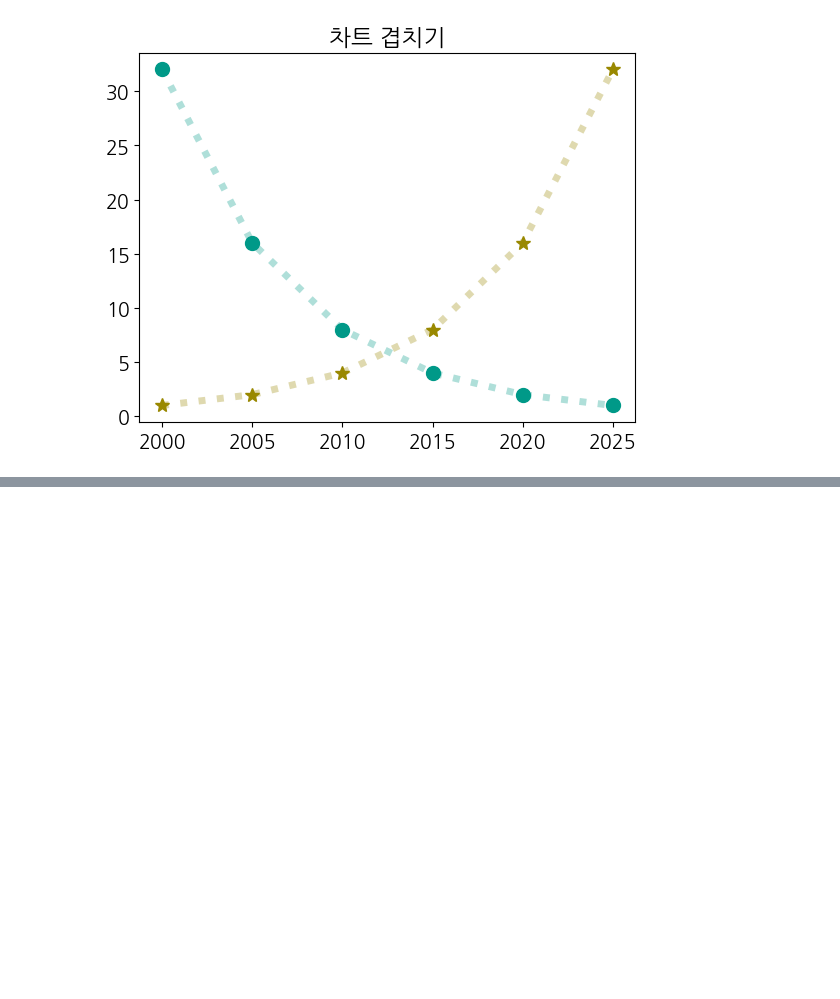
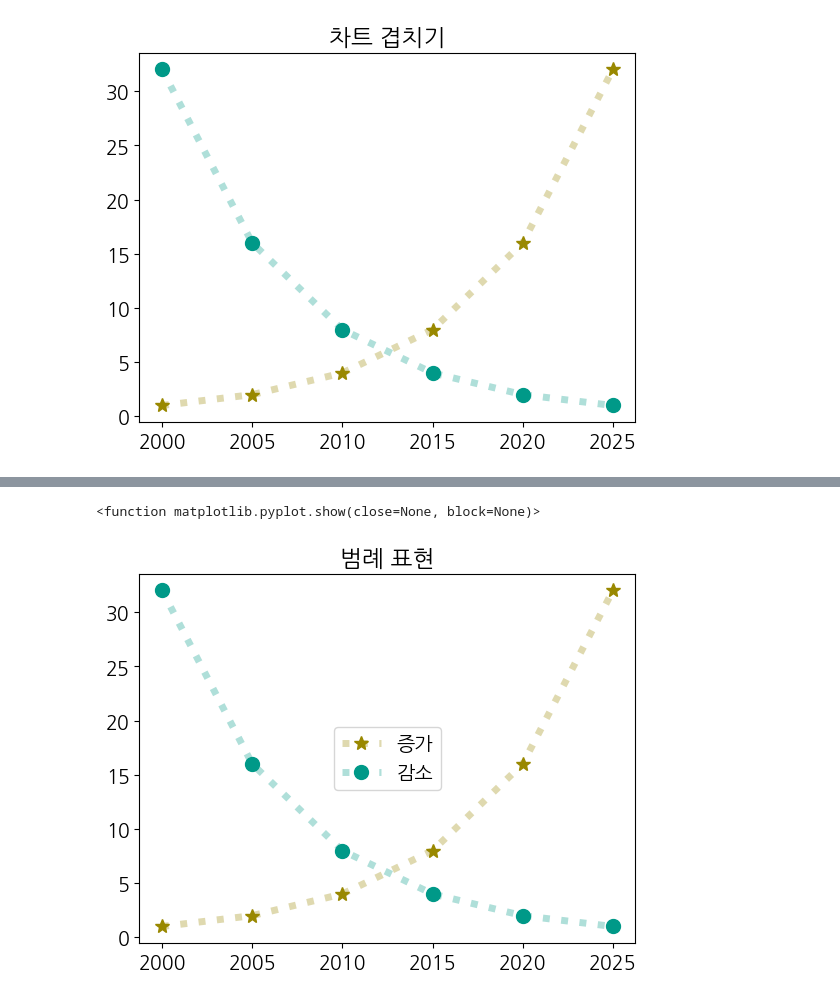
Before and after one commit to DDDDKo/python_study, a Jupyter notebook: matplotlib_visualize_data/matplotlib_basic.ipynb, the cells around one changed output, grey strips where cells are left out. Cells and saved outputs as stored; diff of their text form; code cells hidden in the pictures; blank space fills up the shorter version.

```diff
--- a/matplotlib_visualize_data/matplotlib_basic.ipynb
+++ b/matplotlib_visualize_data/matplotlib_basic.ipynb
@@ -173,0 +179,11 @@ plt.show
+# %%
+plt.title('범례 표현')
+plt.plot([2000, 2005, 2010, 2015, 2020, 2025], [1, 2, 4, 8, 16, 32],
+         lw=5, c='#99880050', ls=':', marker='*', ms=10, mfc='#998800', label='증가')
+plt.plot([2000, 2005, 2010, 2015, 2020, 2025], [32, 16, 8, 4, 2, 1],
+         lw=5, c='#00998850', ls=':', marker='o', ms=10, mfc='#009988', label='감소')
+plt.legend(loc=10)
+plt.show
+# %% [output]
+<function matplotlib.pyplot.show(close=None, block=None)>
+[figure, added]
```
Also changed, not shown: parts of 8 cells of this notebook.
